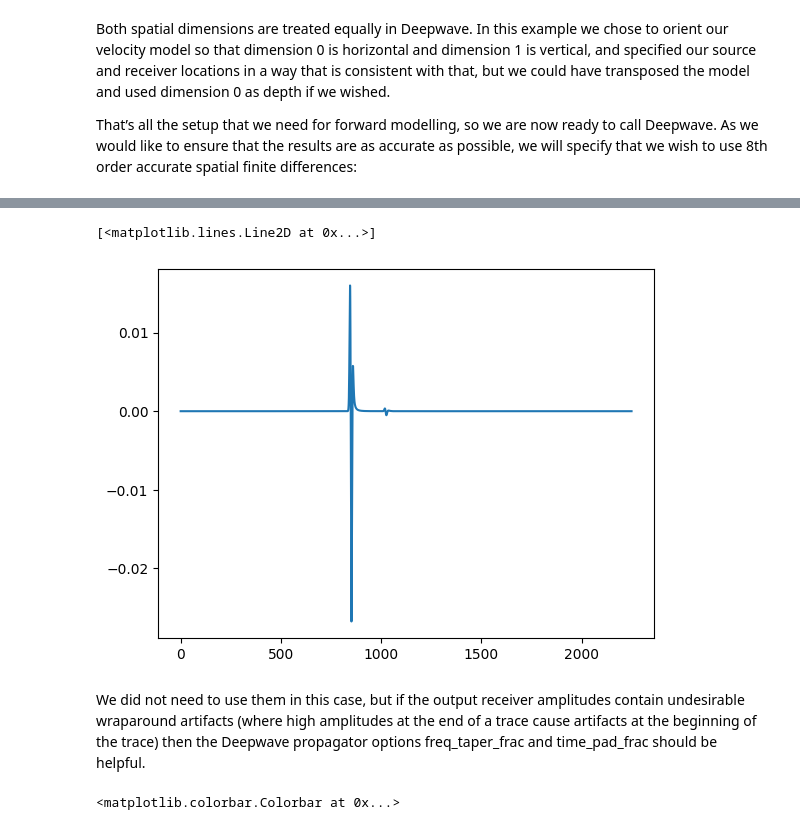
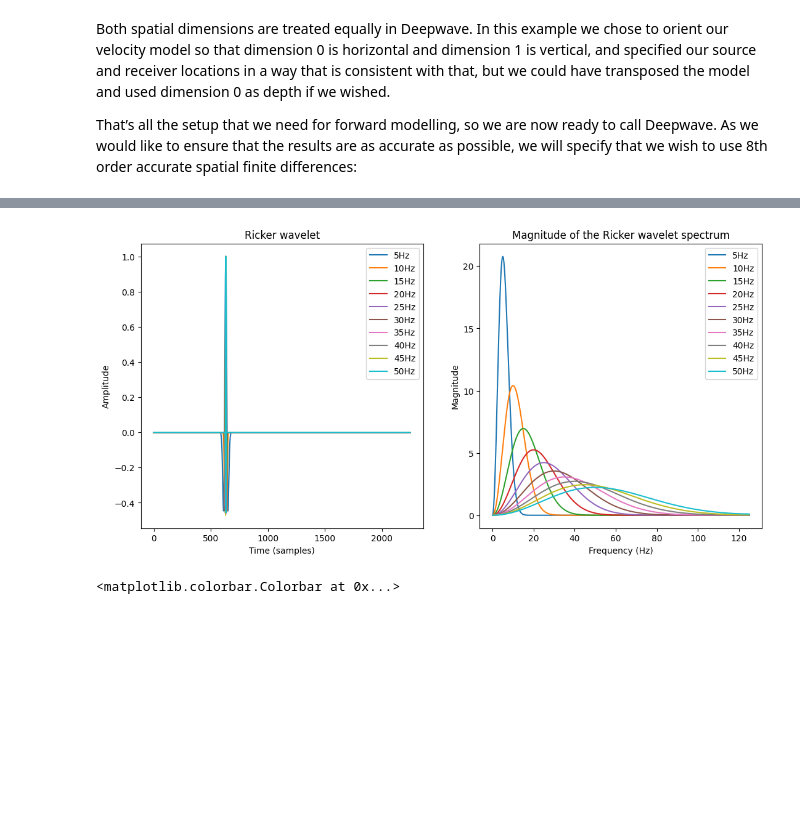
Before and after one commit to aissah/coherence_analysis_histroy, a Jupyter notebook: event_frequency_effects.ipynb, the cells around one changed output, grey strips where cells are left out. Saved outputs shown, nothing was run; the diff lists cells and outputs as text; code cells hidden in the pictures; blank space fills up the shorter version.

Commit message:
notebook for freq dependence

```diff
--- a/event_frequency_effects.ipynb
+++ b/event_frequency_effects.ipynb
@@ -62,10 +68,11 @@ receiver_depth = 2  # 2 * 4m = 8m
 
 n_receivers_per_shot = min(n_receivers_per_shot, int(nx/d_receiver))
 
-freq = 15
+freqs = [5, 10, 15, 20, 25, 30, 35, 40, 45, 50]
+
 nt = 750 * 3
 dt = 0.004
-peak_time = 50.5 / freq
+
 
 # source_locations
 source_locations = torch.zeros(n_shots, n_sources_per_shot, 2,
@@ -83,13 +90,6 @@ receiver_locations[:, :, 0] = (
      first_receiver)
     .repeat(n_shots, 1)
 )
-
-# source_amplitudes
-source_amplitudes = (
-    deepwave.wavelets.ricker(freq, nt, dt, peak_time)
-    .repeat(n_shots, n_sources_per_shot, 1)
-    .to(device)
-)
 # %% [markdown]
 Both spatial dimensions are treated equally in Deepwave. In this example we chose to orient our velocity model so that dimension 0 is horizontal and dimension 1 is vertical, and specified our source and receiver locations in a way that is consistent with that, but we could have transposed the model and used dimension 0 as depth if we wished.
 
@@ -160,7 +97,28 @@ plt.colorbar()
-# %%
-plt.plot(receiver_amplitudes.cpu()[0, 19])
-# %% [output]
-[<matplotlib.lines.Line2D at 0x...>]
-[figure, removed]
-# %% [markdown]
-We did not need to use them in this case, but if the output receiver amplitudes contain undesirable wraparound artifacts (where high amplitudes at the end of a trace cause artifacts at the beginning of the trace) then the Deepwave propagator options freq_taper_frac and time_pad_frac should be helpful.
+# %%
+plt.figure(figsize=(13, 6))
+peak_time = 50.5 / freqs[3]
+for freq in freqs:
+    # peak_time = 50.5 / freq
+    ricker_wavelet = deepwave.wavelets.ricker(freq, nt, dt, peak_time)
+    # normalize the wavelet
+    ricker_wavelet /= torch.max(torch.abs(ricker_wavelet))
+
+    plt.subplot(121)
+    plt.plot(ricker_wavelet, label=f"{freq}Hz")
+    plt.title('Ricker wavelet')
+    plt.xlabel('Time (samples)')
+    plt.ylabel('Amplitude')
+    plt.legend()
+    plt.subplot(122)
+    absolute_spectra = np.fft.rfft(ricker_wavelet)
+    frequencies = np.fft.rfftfreq(len(ricker_wavelet), dt)
+
+    # plt.plot(frequencies, np.absolute(absolute_spectra))
+    # plt.plot(frequencies, np.angle(absolute_spectra), label="Phase")
+    plt.plot(frequencies, np.absolute(absolute_spectra), label=f"{freq}Hz")
+    plt.xlabel('Frequency (Hz)')
+    plt.ylabel('Magnitude')
+    plt.title('Magnitude of the Ricker wavelet spectrum')
+    plt.legend()
+# %% [output]
+[figure, added]
```
Also changed, not shown: parts of 13 cells of this notebook.
